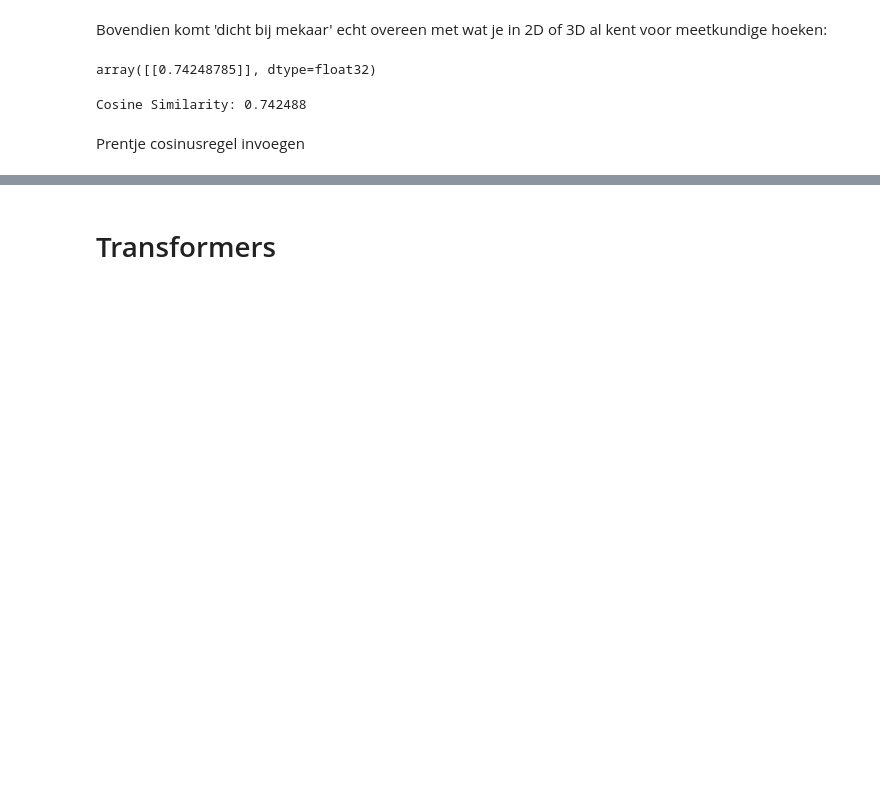
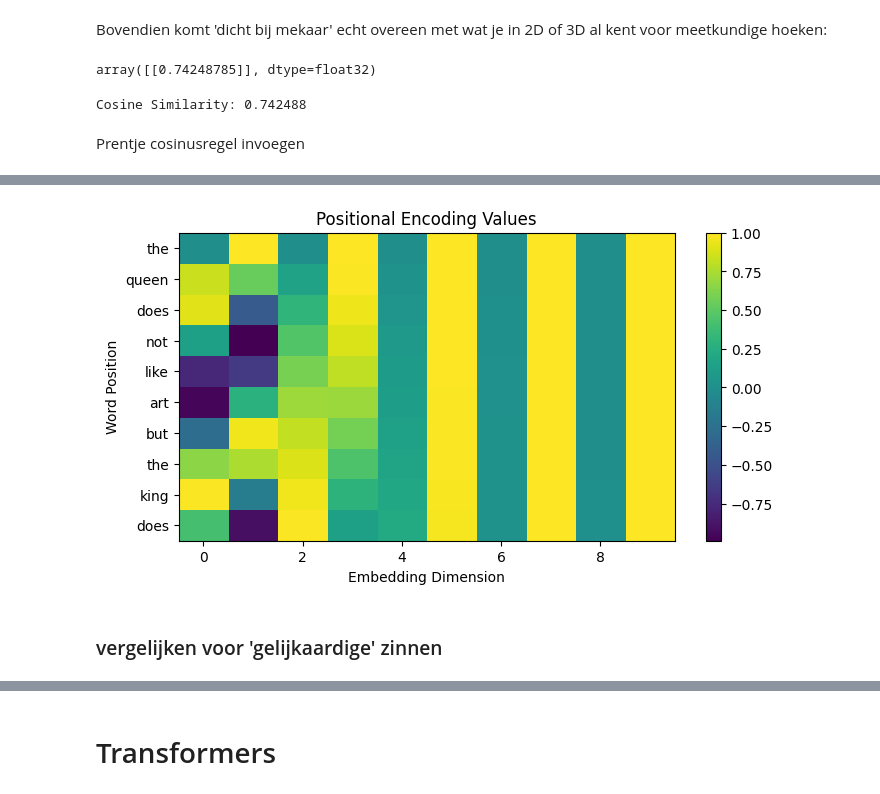
Before and after one commit to brunoruns/pix_llm, a Jupyter notebook: notebook.ipynb, the cells around one changed output, grey strips where cells are left out. Cells and saved outputs as stored; diff of their text form; code cells hidden in the pictures; blank space fills up the shorter version.

```diff
--- a/notebook.ipynb
+++ b/notebook.ipynb
@@ -124,3 +124,10 @@ print(f"Cosine Similarity: {similarity_score:.6f}")
 Cosine Similarity: 0.742488
 # %% [markdown]
 Prentje cosinusregel invoegen
+# %%
+model_small = Word2Vec(sentences=corpus, vector_size=10, window=4, min_count=1, workers=4)
+# %%
+sentence = ["the", "queen", "does", "not", "like", "art", 'but', 'the', 'king', 'does']
+# %%
+embedding_dim = model_small.vector_size
+print(embedding_dim)
@@ -126,0 +255,15 @@ Prentje cosinusregel invoegen
+# %%
+# Plot Positional Encodings to Show the Effect
+plt.figure(figsize=(8, 4))
+plt.imshow(transformer.positional_encoding.pe.squeeze().numpy(), cmap='viridis', aspect='auto')
+plt.colorbar()
+plt.title("Positional Encoding Values")
+plt.xlabel("Embedding Dimension")
+plt.ylabel("Word Position")
+
+plt.yticks(ticks=range(len(sentence)), labels=sentence)
+plt.show()
+# %% [output]
+[figure, added]
+# %% [markdown]
+### vergelijken voor 'gelijkaardige' zinnen
```
Also changed, not shown: parts of 17 cells of this notebook.
